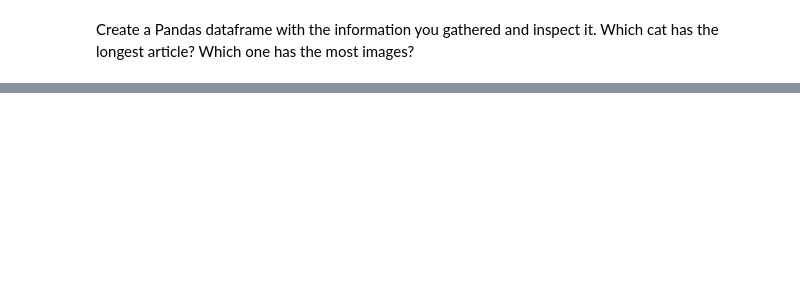
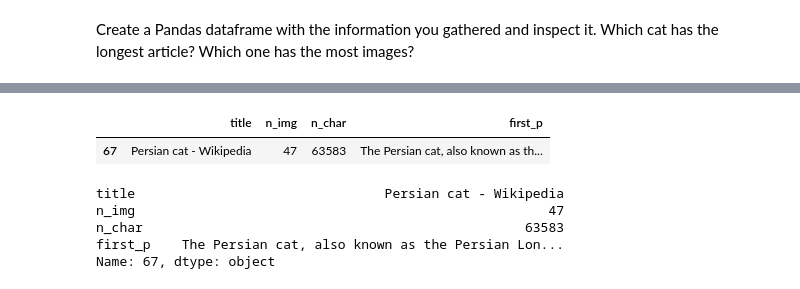
Before and after one commit to rKeller123/Programming-for-Data-Scientists-II, a Jupyter notebook: 2_Exercises/3_1-Exercises.ipynb, the cells around one changed output, grey strips where cells are left out. Saved outputs shown, nothing was run; the diff lists cells and outputs as text; code cells hidden in the pictures; blank space fills up the shorter version.

```diff
--- a/2_Exercises/3_1-Exercises.ipynb
+++ b/2_Exercises/3_1-Exercises.ipynb
@@ -146,0 +399,4 @@ If you inspect your list, you may notice that there are some external URLs (i.e.
+# %%
+# Solution:
+valid_breeds = [b for b in breeds if b.startswith("/wiki")]
+len(valid_breeds)
@@ -150,0 +407,12 @@ With your cleaned list you can now start to scrape the pages. You would like to
+# %%
+# Solution:
+page = valid_breeds[0]
+
+url = "https://en.wikipedia.org" + page
+
+s = BeautifulSoup(requests.get(url).text)
+
+print(s.title.text)
+print(len(s.select("img")))
+print(len(s.text))
+print(s("p")[1].text)
@@ -154,0 +426,16 @@ Now you are ready to build your web scraper. Write a loop the fetches the inform
+# %%
+# Solution:
+from tqdm import tqdm # progress bar
+
+data = []
+
+for page in tqdm(valid_breeds):
+    url = "https://en.wikipedia.org" + page
+    s = BeautifulSoup(requests.get(url).text)
+    title = s.title.text
+    n_img = len(s.select("img"))
+    n_char = len(s.text)
+    first_p = s("p")[1].text
+    data.append([title, n_img, n_char, first_p])
+
+data
@@ -158,0 +462,6 @@ Create a Pandas dataframe with the information you gathered and inspect it. Whic
+# %%
+# Solution:
+
+df = pd.DataFrame(data, columns=["title", "n_img", "n_char", "first_p"])
+
+df.head()
@@ -158,0 +475,15 @@ Create a Pandas dataframe with the information you gathered and inspect it. Whic
+# %%
+# longest article
+df[df["n_char"] ==  max(df["n_char"])]
+# %% [output]
+|  | title | n_img | n_char | first_p |
+| 67 | Persian cat - Wikipedia | 47 | 63583 | The Persian cat, also known as th... |
+# %%
+# most images
+df.loc[df["n_img"].idxmax()]
+# %% [output]
+title                                Persian cat - Wikipedia
+n_img                                                     47
+n_char                                                 63583
+first_p    The Persian cat, also known as the Persian Lon...
+Name: 67, dtype: object
```
Also changed, not shown: parts of 48 cells of this notebook.
